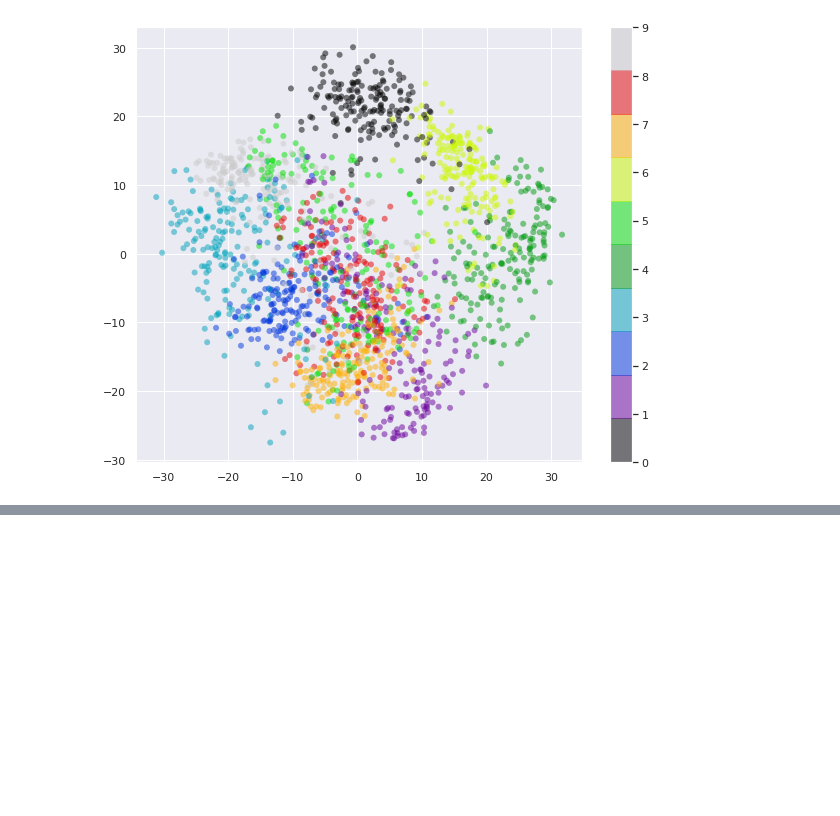
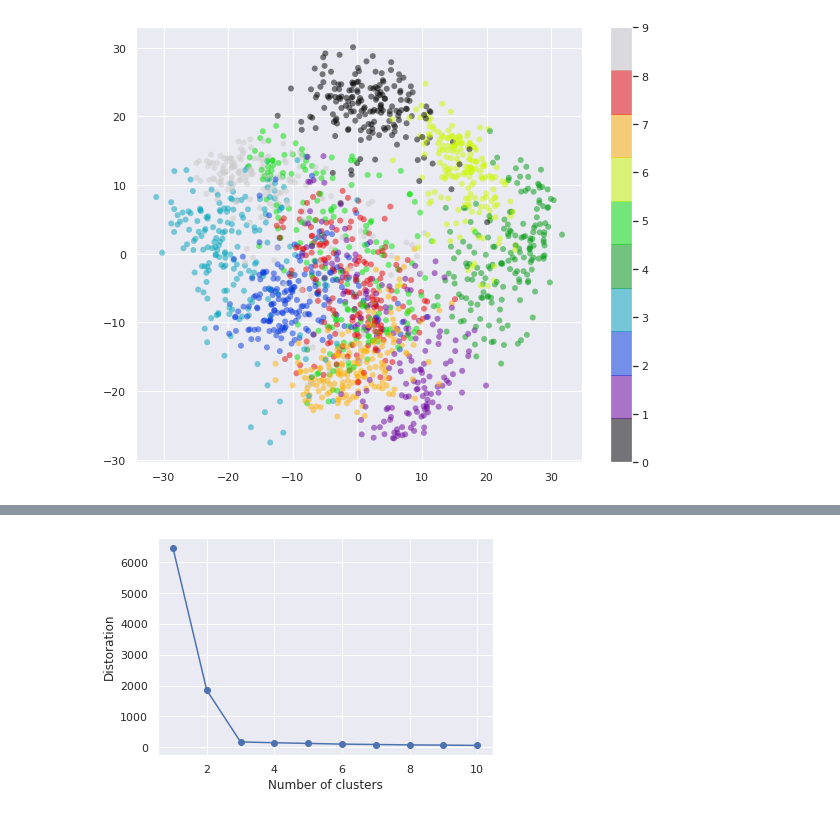
Before and after one commit to Amirserajj/ML-Lab, a Jupyter notebook: ML_Lab_Scikit.ipynb, the cells around one changed output, grey strips where cells are left out. Drawn from its saved outputs; the diff is of its cells as text; code cells hidden in the pictures; blank space fills up the shorter version.

```diff
--- a/ML_Lab_Scikit.ipynb
+++ b/ML_Lab_Scikit.ipynb
@@ -536,0 +577,13 @@ plt.colorbar()
+# %%
+# Elbow Method
+distorations=[]
+for i in range(1,11):
+  km=KMeans(n_clusters=i,random_state=0)
+  km.fit(X)
+  distorations.append(km.inertia_)
+plt.plot(range(1,11),distorations,marker="o")
+plt.xlabel("Number of clusters")
+plt.ylabel("Distoration")
+plt.show()
+# %% [output]
+[figure, added]
```
Also changed, not shown: parts of 8 cells of this notebook.
